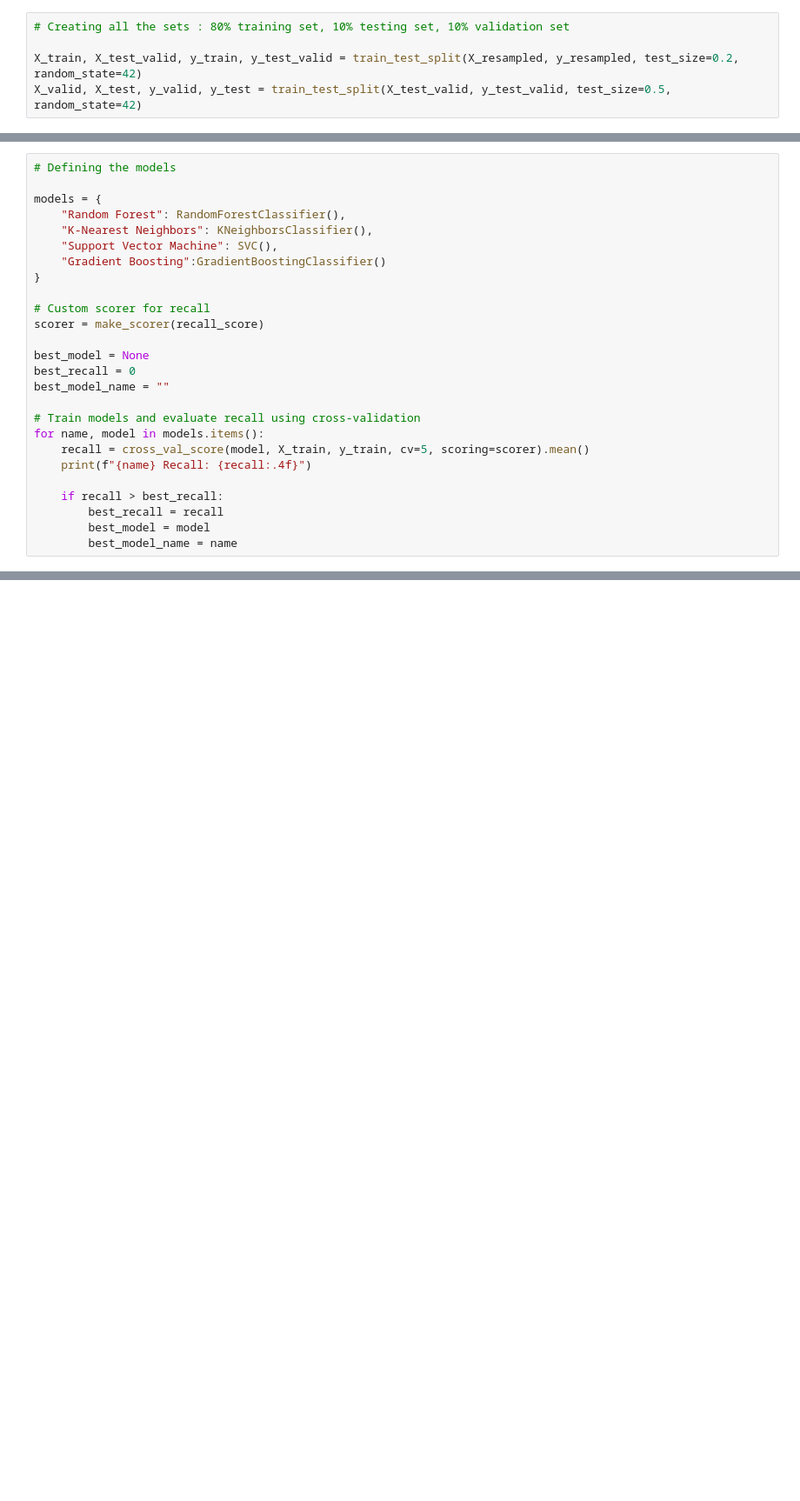
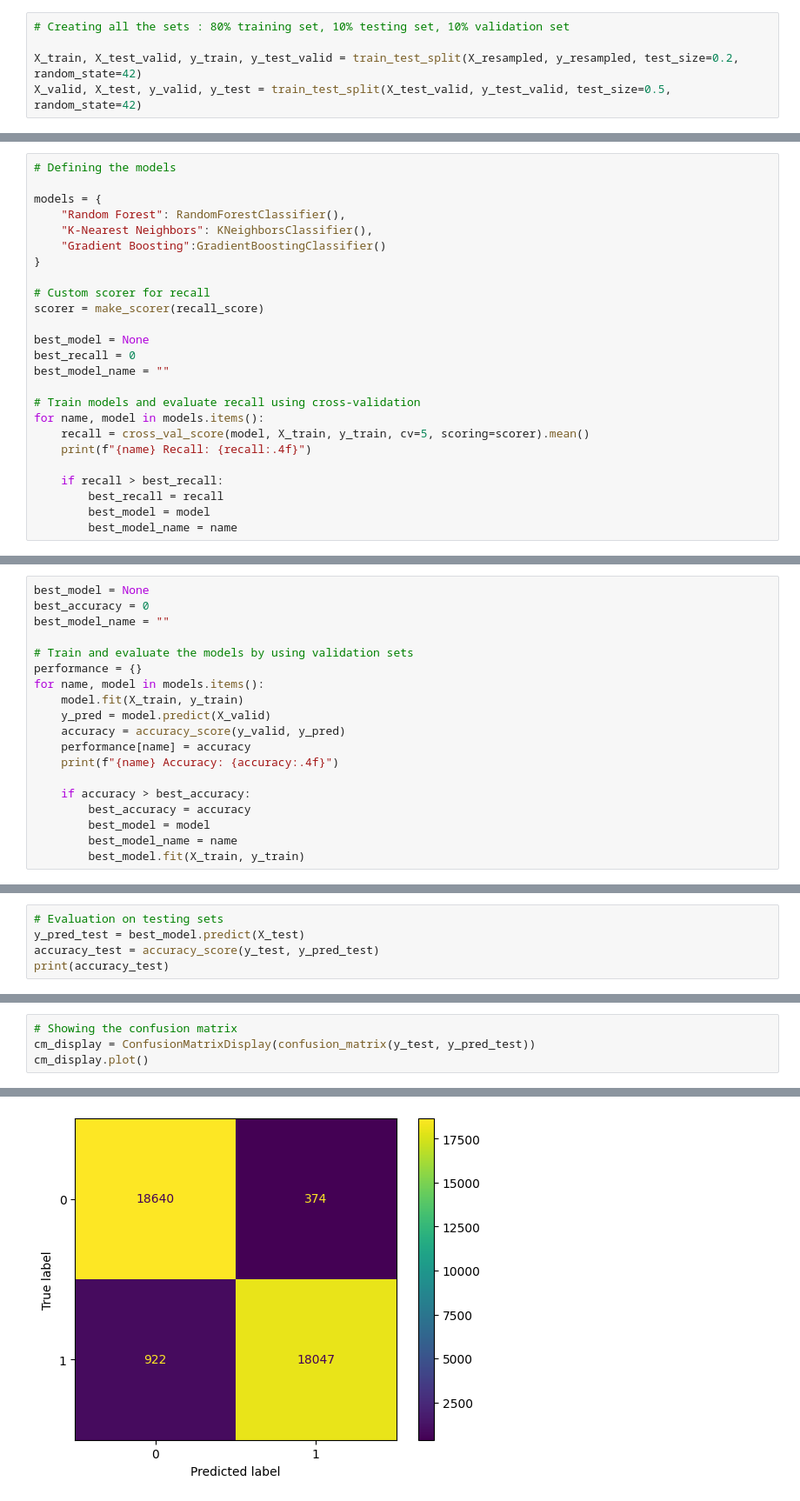
Before and after one commit to SocheatN/fraud-detection, a Jupyter notebook: fraud-detection.ipynb, the cells around one changed output, grey strips where cells are left out. Shown: that part at 87% size. Saved outputs shown, nothing was run; the diff lists cells and outputs as text; blank space fills up the shorter version.

Commit message:
Adding : Training and evaluations of the models

```diff
--- a/fraud-detection.ipynb
+++ b/fraud-detection.ipynb
@@ -274,7 +272,6 @@ X_valid, X_test, y_valid, y_test = train_test_split(X_test_valid, y_test_valid,
 models = {
     "Random Forest": RandomForestClassifier(),
     "K-Nearest Neighbors": KNeighborsClassifier(),
-    "Support Vector Machine": SVC(),
     "Gradient Boosting":GradientBoostingClassifier()
 }
 
@@ -299,0 +298,19 @@ K-Nearest Neighbors Recall: 0.8560
+# %%
+best_model = None
+best_accuracy = 0
+best_model_name = ""
+
+# Train and evaluate the models by using validation sets
+performance = {}
+for name, model in models.items():
+    model.fit(X_train, y_train)
+    y_pred = model.predict(X_valid)
+    accuracy = accuracy_score(y_valid, y_pred)
+    performance[name] = accuracy
+    print(f"{name} Accuracy: {accuracy:.4f}")
+
+    if accuracy > best_accuracy:
+        best_accuracy = accuracy
+        best_model = model
+        best_model_name = name
+        best_model.fit(X_train, y_train)
@@ -299,0 +324,5 @@ K-Nearest Neighbors Recall: 0.8560
+# %%
+# Evaluation on testing sets
+y_pred_test = best_model.predict(X_test)
+accuracy_test = accuracy_score(y_test, y_pred_test)
+print(accuracy_test)
@@ -299,0 +336,5 @@ K-Nearest Neighbors Recall: 0.8560
+# %%
+# Showing the confusion matrix
+cm_display = ConfusionMatrixDisplay(confusion_matrix(y_test, y_pred_test))
+cm_display.plot()
+# %% [output]
@@ -299,0 +342 @@ K-Nearest Neighbors Recall: 0.8560
+[figure, added]
```
Also changed, not shown: parts of 12 cells of this notebook.
